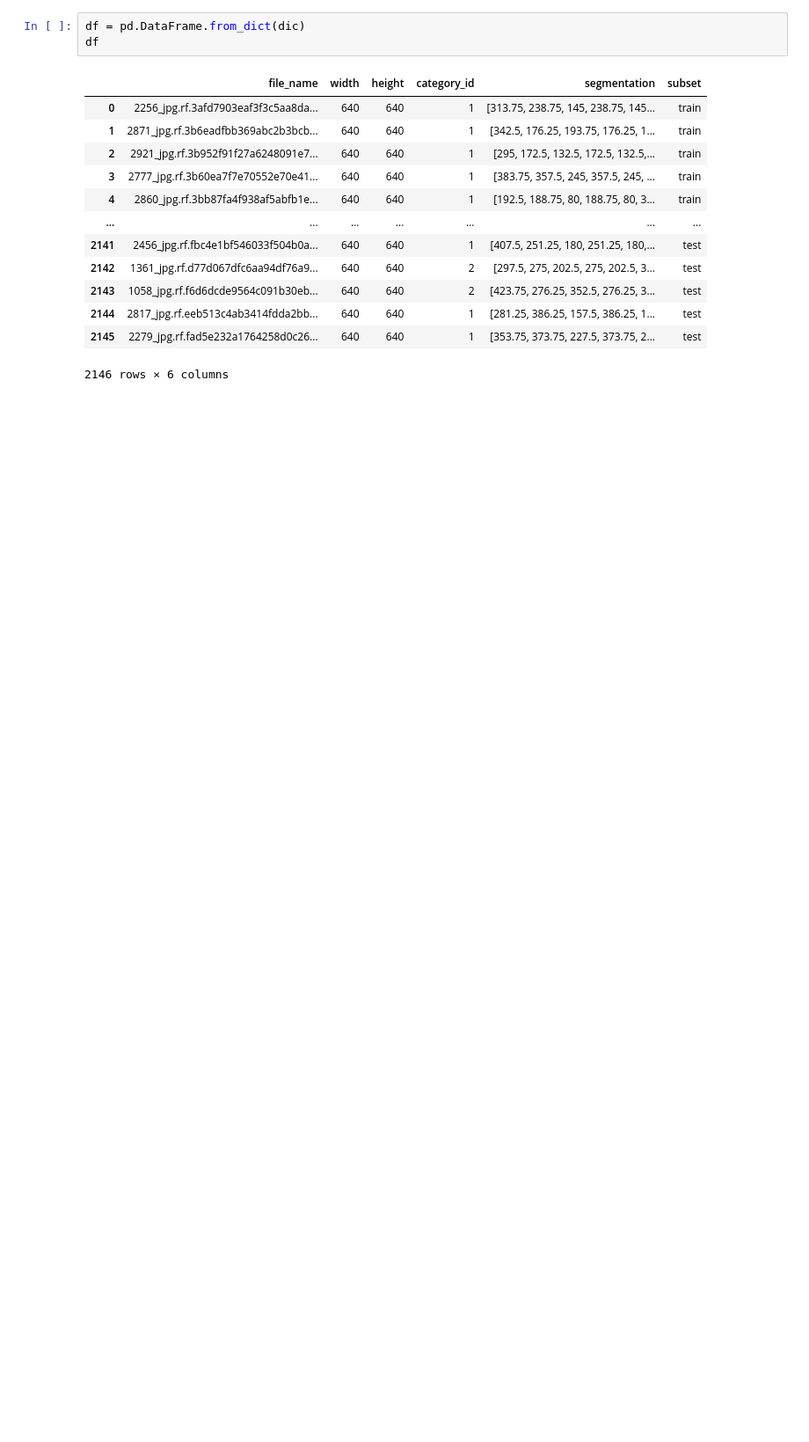
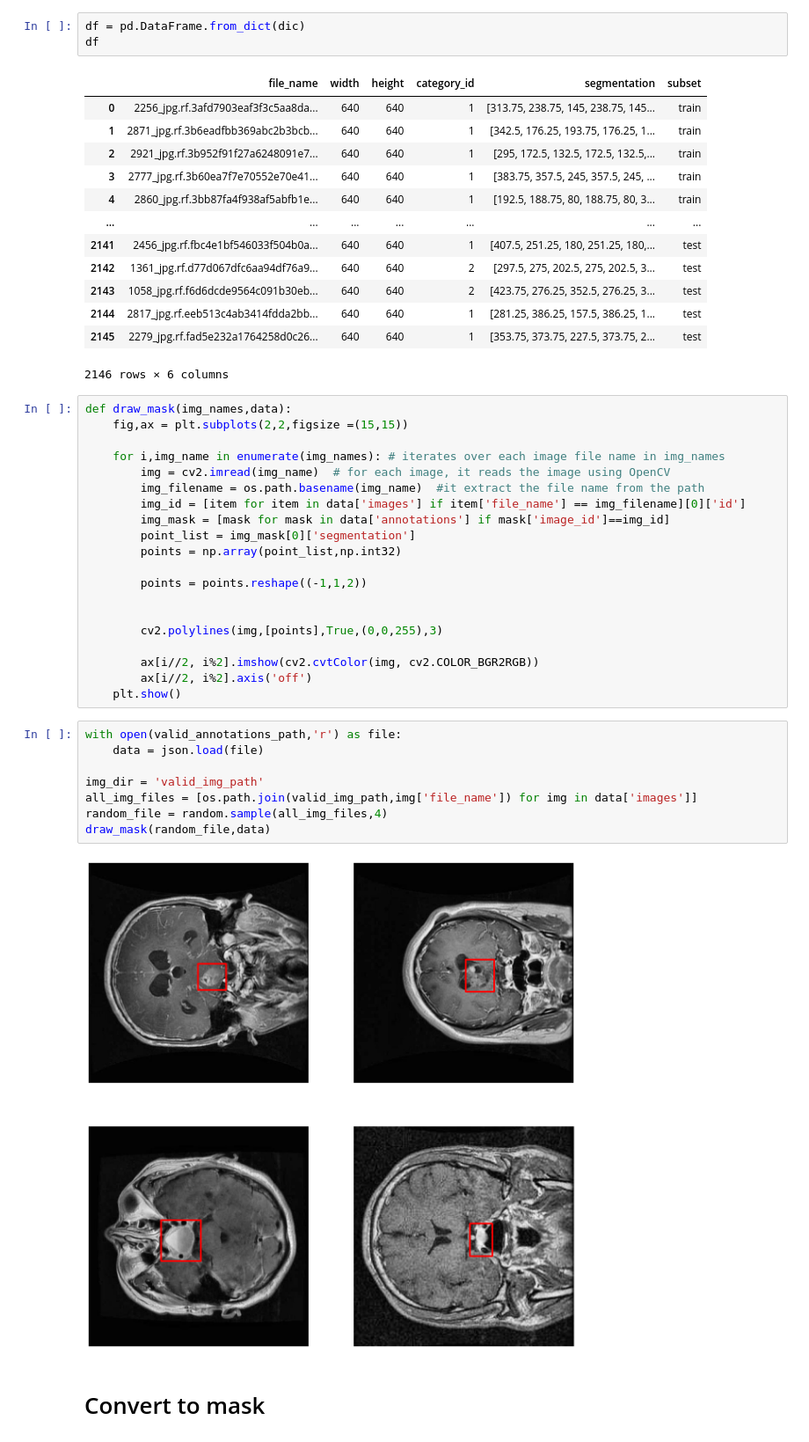
Before and after one commit to 87tana/SemanticSegmentation-in-Medical-Imaging, a Jupyter notebook: Tumor_Semantic_Segmentation.ipynb, the cells around one changed output. Shown at 88% size. Cells and saved outputs as stored; diff of their text form; blank space fills up the shorter version.

```diff
--- a/Tumor_Semantic_Segmentation.ipynb
+++ b/Tumor_Semantic_Segmentation.ipynb
@@ -83,3 +93,35 @@ df
 | 2144 | 2817_jpg.rf.eeb513c4ab3414fdda2bb... | 640 | 640 | 1 | [281.25, 386.25, 157.5, 386.25, 1... | test |
 | 2145 | 2279_jpg.rf.fad5e232a1764258d0c26... | 640 | 640 | 1 | [353.75, 373.75, 227.5, 373.75, 2... | test |
 2146 rows × 6 columns
+# %%
+def draw_mask(img_names,data):
+    fig,ax = plt.subplots(2,2,figsize =(15,15))
+
+    for i,img_name in enumerate(img_names): # iterates over each image file name in img_names
+        img = cv2.imread(img_name)  # for each image, it reads the image using OpenCV
+        img_filename = os.path.basename(img_name)  #it extract the file name from the path
+        img_id = [item for item in data['images'] if item['file_name'] == img_filename][0]['id']
+        img_mask = [mask for mask in data['annotations'] if mask['image_id']==img_id]
+        point_list = img_mask[0]['segmentation']
+        points = np.array(point_list,np.int32)
+
+        points = points.reshape((-1,1,2))
+
+
+        cv2.polylines(img,[points],True,(0,0,255),3)
+
+        ax[i//2, i%2].imshow(cv2.cvtColor(img, cv2.COLOR_BGR2RGB))
+        ax[i//2, i%2].axis('off')
+    plt.show()
+# %%
+with open(valid_annotations_path,'r') as file:
+    data = json.load(file)
+
+img_dir = 'valid_img_path'
+all_img_files = [os.path.join(valid_img_path,img['file_name']) for img in data['images']]
+random_file = random.sample(all_img_files,4)
+draw_mask(random_file,data)
+# %% [output]
+[figure, added]
+# %% [markdown]
+# Convert to mask
```
Also changed, not shown: parts of 5 cells of this notebook.
